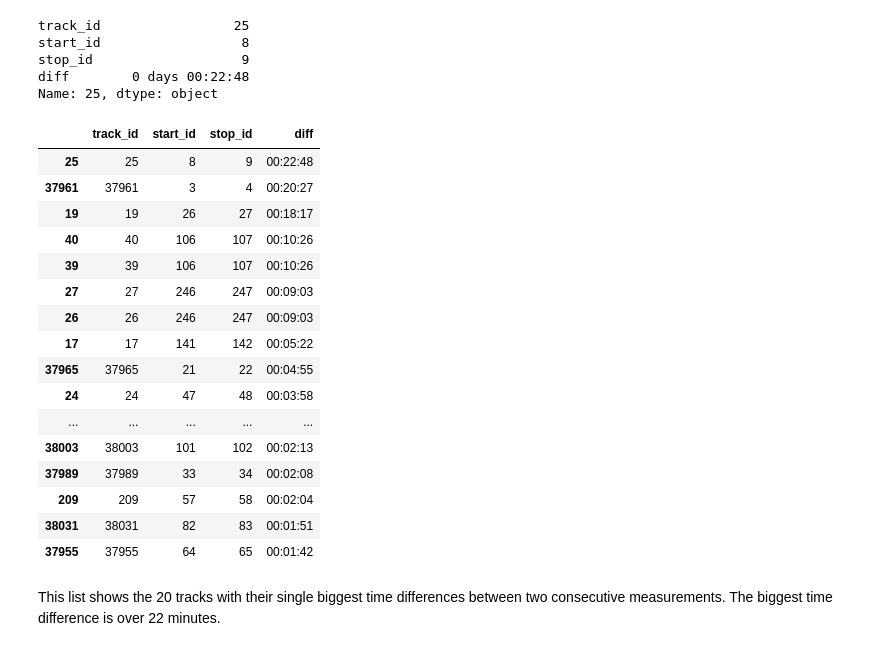
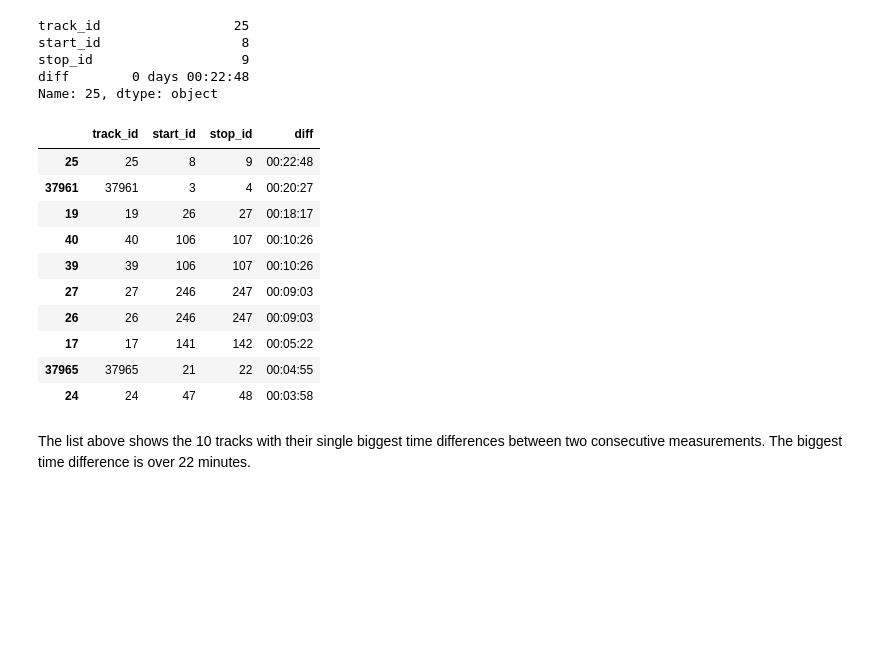
Before and after one commit to MoBran/bi2_project, a Jupyter notebook: src/DataExploration.ipynb, the cells around one changed output. Saved outputs shown, nothing was run; the diff lists cells and outputs as text; code cells hidden in the pictures; blank space fills up the shorter version.

```diff
--- a/src/DataExploration.ipynb
+++ b/src/DataExploration.ipynb
@@ -496,24 +479,18 @@ diff        0 days 00:22:48
 Name: 25, dtype: object
 # %%
 # 20 tracks with the biggest time difference between two gps measurements
-diffs.sort_values(by = ['diff'], ascending = 0).head(20)
+diffs.sort_values(by = ['diff'], ascending = 0).head(10)
 # %% [output]
 |  | track_id | start_id | stop_id | diff |
 | 25 | 25 | 8 | 9 | 00:22:48 |
 | 37961 | 37961 | 3 | 4 | 00:20:27 |
 | 19 | 19 | 26 | 27 | 00:18:17 |
 | 40 | 40 | 106 | 107 | 00:10:26 |
 | 39 | 39 | 106 | 107 | 00:10:26 |
 | 27 | 27 | 246 | 247 | 00:09:03 |
 | 26 | 26 | 246 | 247 | 00:09:03 |
 | 17 | 17 | 141 | 142 | 00:05:22 |
 | 37965 | 37965 | 21 | 22 | 00:04:55 |
 | 24 | 24 | 47 | 48 | 00:03:58 |
-| ... | ... | ... | ... | ... |
-| 38003 | 38003 | 101 | 102 | 00:02:13 |
-| 37989 | 37989 | 33 | 34 | 00:02:08 |
-| 209 | 209 | 57 | 58 | 00:02:04 |
-| 38031 | 38031 | 82 | 83 | 00:01:51 |
-| 37955 | 37955 | 64 | 65 | 00:01:42 |
 # %% [markdown]
-This list shows the 20 tracks with their single biggest time differences between two consecutive measurements. The biggest time difference is over 22 minutes.
+The list above shows the 10 tracks with their single biggest time differences between two consecutive measurements. The biggest time difference is over 22 minutes.
```
Also changed, not shown: parts of 12 cells of this notebook.
